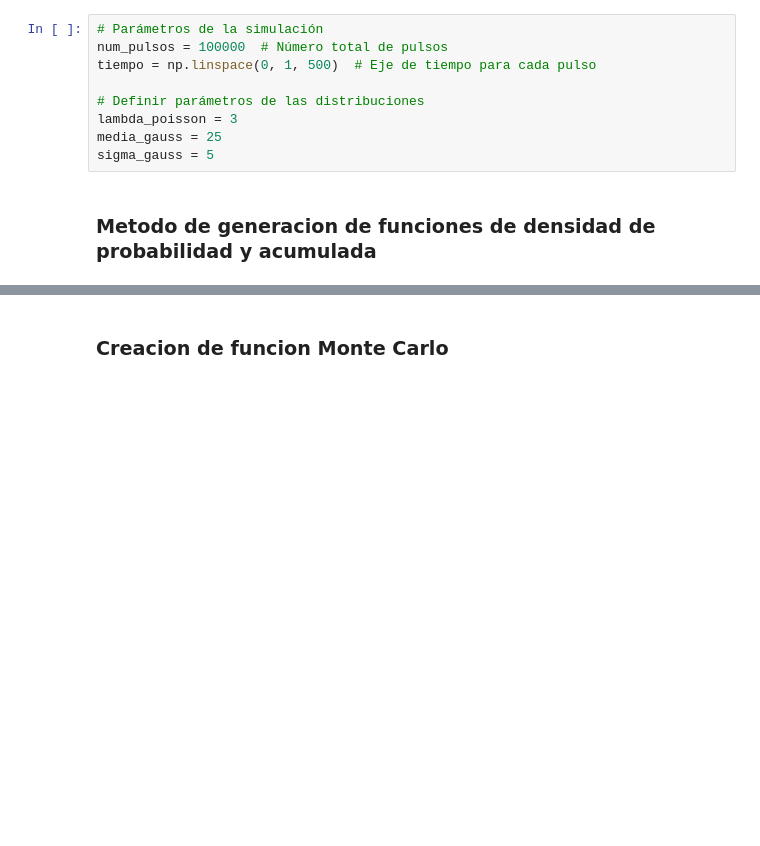
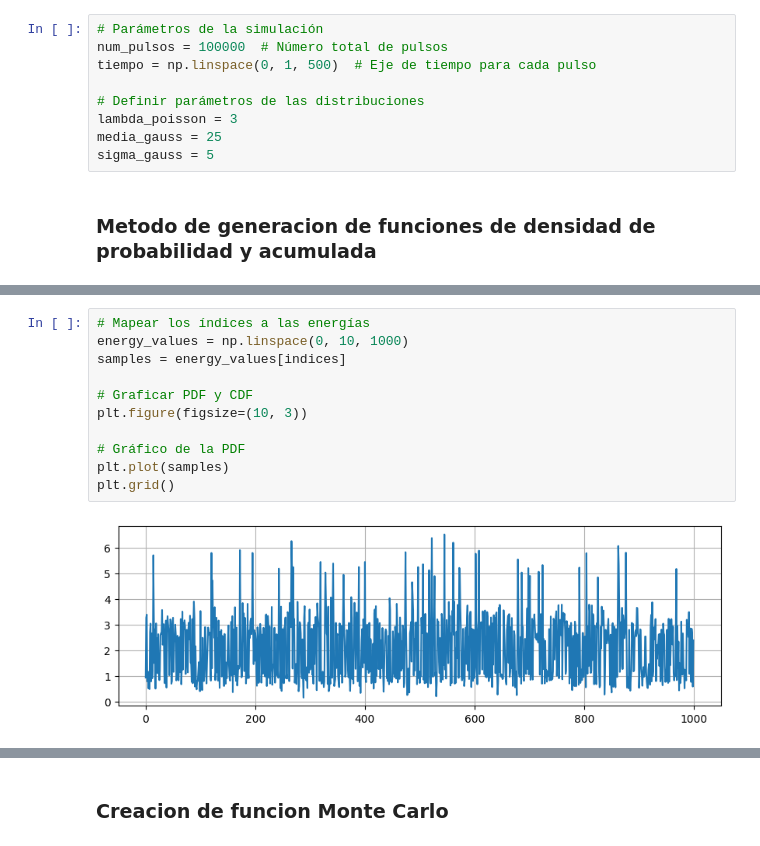
Before and after one commit to fabioc9675/TrapezoidalShaper_Prj, a Jupyter notebook: Notebooks/distributionEvent.ipynb, the cells around one changed output, grey strips where cells are left out. Cells and saved outputs as stored; diff of their text form; blank space fills up the shorter version.

```diff
--- a/Notebooks/distributionEvent.ipynb
+++ b/Notebooks/distributionEvent.ipynb
@@ -84,0 +109,13 @@ plt.show()
+# %%
+# Mapear los índices a las energías
+energy_values = np.linspace(0, 10, 1000)
+samples = energy_values[indices]
+
+# Graficar PDF y CDF
+plt.figure(figsize=(10, 3))
+
+# Gráfico de la PDF
+plt.plot(samples)
+plt.grid()
+# %% [output]
+[figure, added]
```
Also changed, not shown: parts of 4 cells of this notebook.
